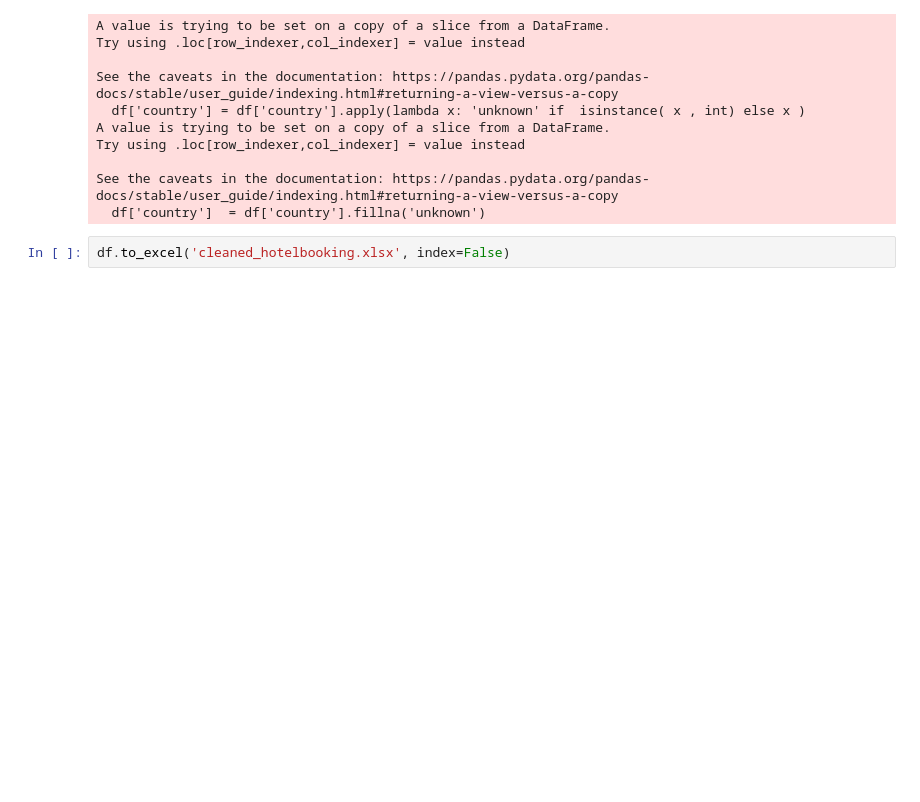
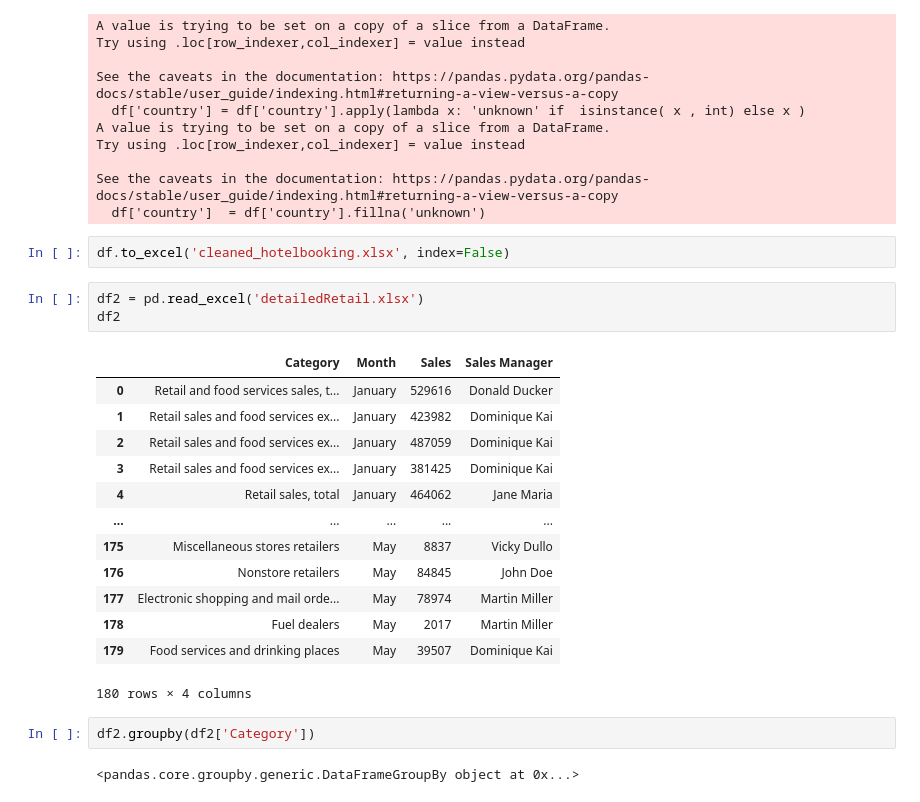
Before and after one commit to ismailsakhi/assignement_week4, a Jupyter notebook: exercise.ipynb, the cells around one changed output. Drawn from its saved outputs; the diff is of its cells as text; blank space fills up the shorter version.

```diff
--- a/exercise.ipynb
+++ b/exercise.ipynb
@@ -233,3 +233,24 @@ See the caveats in the documentation: https://pandas.pydata.org/pandas-docs/stab
   df['country']  = df['country'].fillna('unknown')
 # %%
 df.to_excel('cleaned_hotelbooking.xlsx', index=False)
+# %%
+df2 = pd.read_excel('detailedRetail.xlsx')
+df2
+# %% [output]
+|  | Category | Month | Sales | Sales Manager |
+| 0 | Retail and food services sales, t... | January | 529616 | Donald Ducker |
+| 1 | Retail sales and food services ex... | January | 423982 | Dominique Kai |
+| 2 | Retail sales and food services ex... | January | 487059 | Dominique Kai |
+| 3 | Retail sales and food services ex... | January | 381425 | Dominique Kai |
+| 4 | Retail sales, total | January | 464062 | Jane Maria |
+| ... | ... | ... | ... | ... |
+| 175 | Miscellaneous stores retailers | May | 8837 | Vicky Dullo |
+| 176 | Nonstore retailers | May | 84845 | John Doe |
+| 177 | Electronic shopping and mail orde... | May | 78974 | Martin Miller |
+| 178 | Fuel dealers | May | 2017 | Martin Miller |
+| 179 | Food services and drinking places | May | 39507 | Dominique Kai |
+180 rows × 4 columns
+# %%
+df2.groupby(df2['Category'])
+# %% [output]
+<pandas.core.groupby.generic.DataFrameGroupBy object at 0x...>
```
Also changed, not shown: 1 other file.
